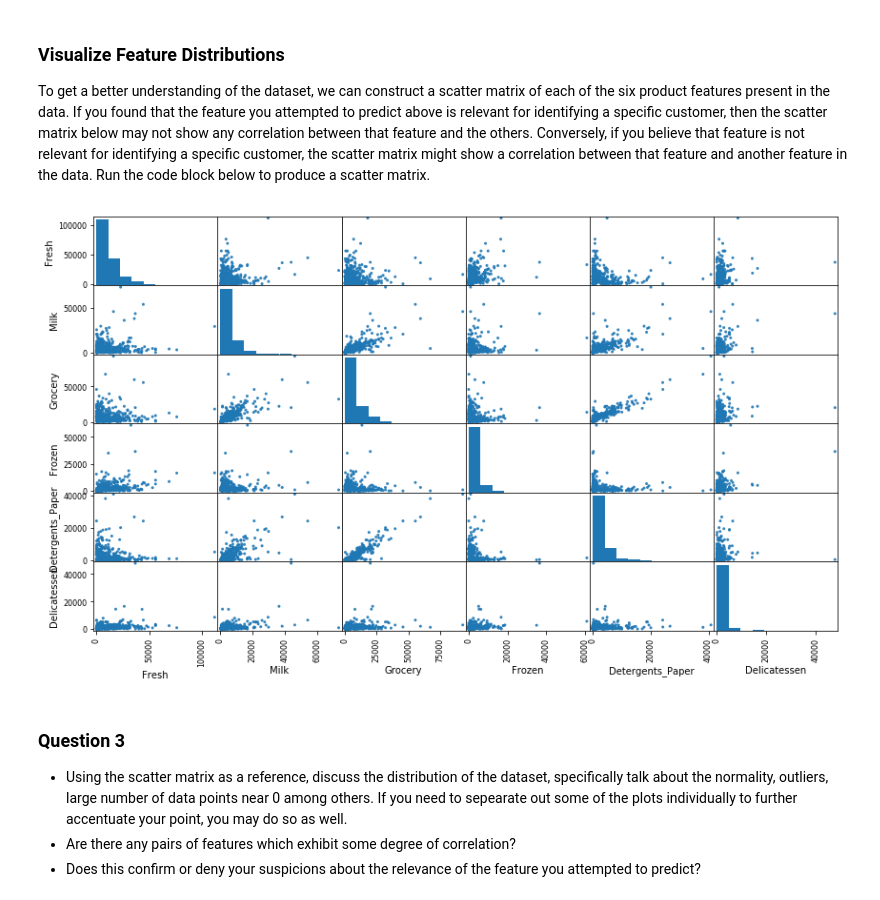
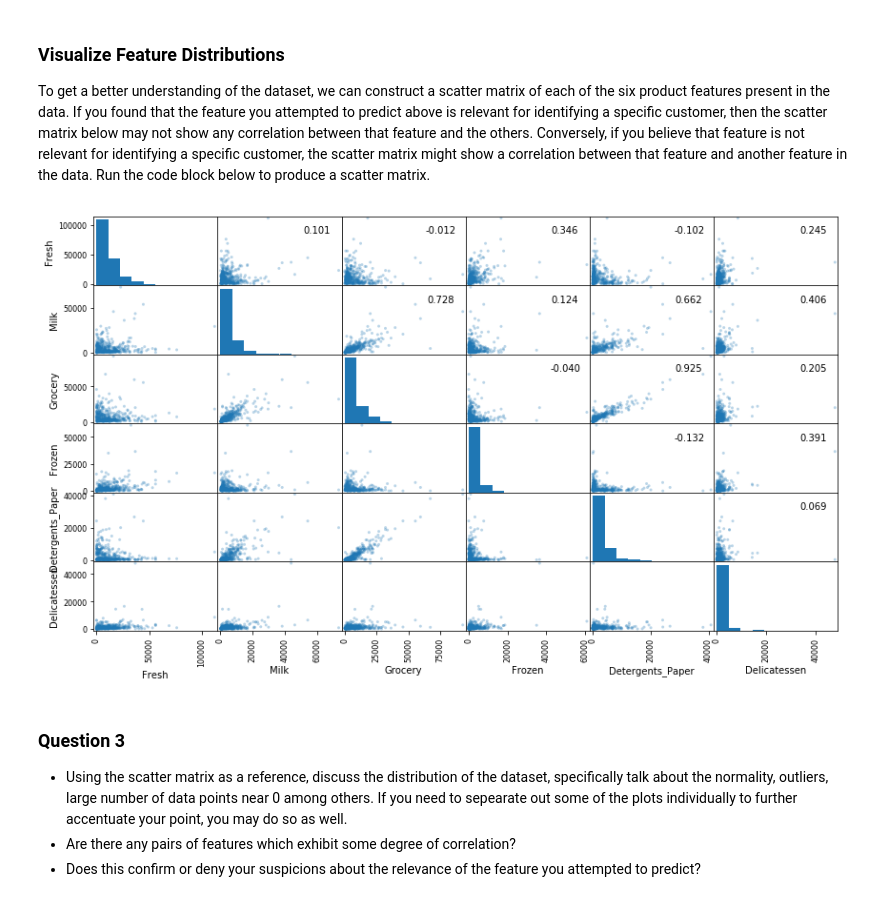
Before and after one commit to woo-chia-wei/udacity-machine-learning-engineer, a Jupyter notebook: 05_customer_segments/customer_segments.ipynb, the cells around one changed output. Drawn from its saved outputs; the diff is of its cells as text; code cells hidden in the pictures.

```diff
--- a/05_customer_segments/customer_segments.ipynb
+++ b/05_customer_segments/customer_segments.ipynb
@@ -110,3 +110,38 @@ ax.set_yticks(range(0, 120000, 10000))
 plt.show()
 # %% [output]
 [figure]
+# %%
+# Plot the percentile rank of samples
+# The horizontal lines are 25, 50, 75 percentiles
+# The grey line indicates the mean
+
+from scipy.stats import percentileofscore
+
+fig, ax = plt.subplots(figsize=(12, 5))
+data.rank(pct=True).loc[indices].reset_index(drop=True).plot.bar(ax=ax, rot=0)
+ax.set_yticks(np.arange(0, 1.1, 0.1))
+ax.axhline(0.25, ls='dotted')
+ax.axhline(0.5, ls='dotted')
+ax.axhline(0.75, ls='dotted')
+
+mean_percentiles = []
+for column in data.columns:
+    p = percentileofscore(data[column], data[column].mean())
+    mean_percentiles.append(p / 100)
+
+x_coords_sets = []
+for i in range(3):
+    x_coords = []
+    for container in ax.containers:
+        rect = container[i]
+        x = rect.get_x() + rect.get_width()/2
+        x_coords.append(x)
+    x_coords_sets.append(x_coords)
+
+for x_coords in x_coords_sets:
+    ax.plot(x_coords, mean_percentiles, color='darkgrey')
+
+ax.legend(bbox_to_anchor=(1, 1),
+          ncol=1, fancybox=True, shadow=True)
+
+plt.show()
@@ -175,9 +224,12 @@ I was trying to predict feature 'Milk'. The reported prediction score from decis
 To get a better understanding of the dataset, we can construct a scatter matrix of each of the six product features present in the data. If you found that the feature you attempted to predict above is relevant for identifying a specific customer, then the scatter matrix below may not show any correlation between that feature and the others. Conversely, if you believe that feature is not relevant for identifying a specific customer, the scatter matrix might show a correlation between that feature and another feature in the data. Run the code block below to produce a scatter matrix.
 # %%
 # Produce a scatter matrix for each pair of features in the data
-pd.plotting.scatter_matrix(data, alpha = 0.9, figsize = (14,8), diagonal = 'hist');
+axes = pd.plotting.scatter_matrix(data, alpha = 0.3, figsize = (14,8), diagonal = 'hist')
+corr = data.corr().values
+for i, j in zip(*np.triu_indices_from(axes, k=1)):
+    axes[i, j].annotate("%.3f" %corr[i,j], (0.8, 0.8), xycoords='axes fraction', ha='center', va='center')
 # %% [output]
-[figure, old version]
+[figure, new version]
 # %% [markdown]
 ### Question 3
 * Using the scatter matrix as a reference, discuss the distribution of the dataset, specifically talk about the normality, outliers, large number of data points near 0 among others. If you need to sepearate out some of the plots individually to further accentuate your point, you may do so as well.
```
Also changed, not shown: parts of 13 cells of this notebook.
